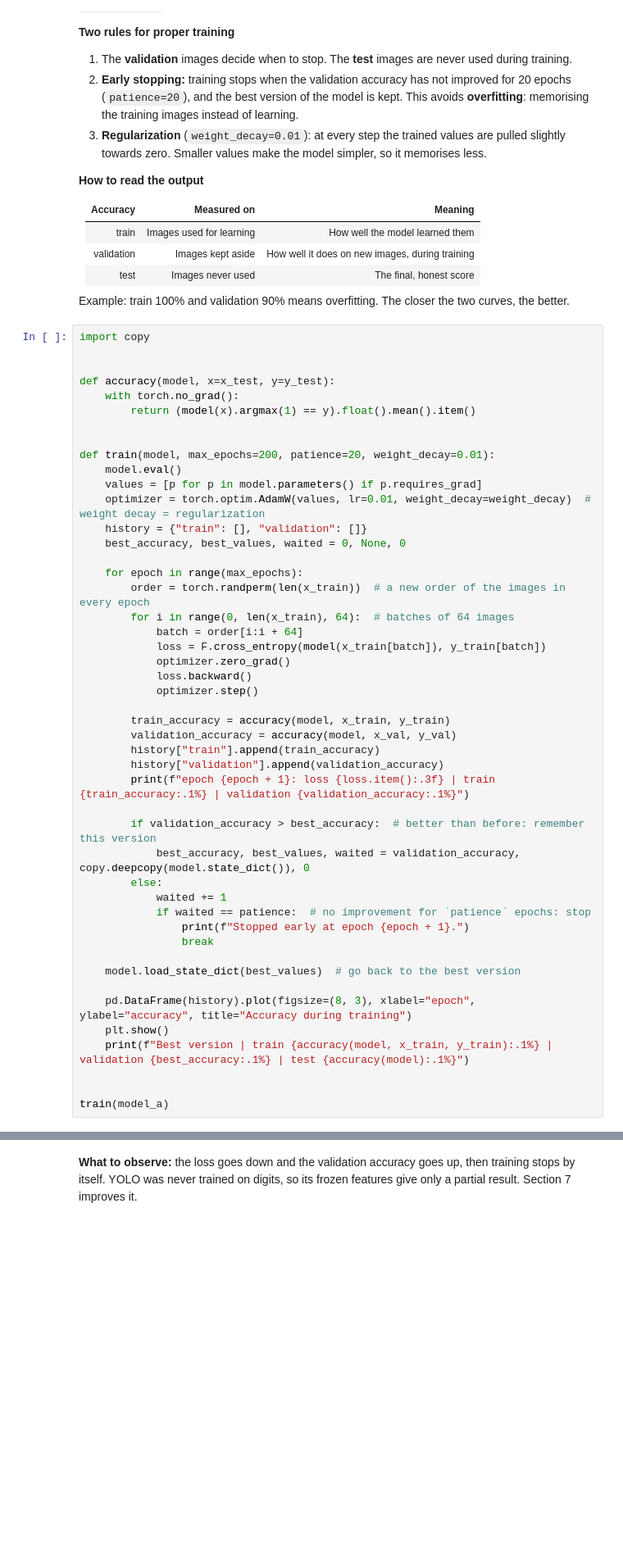
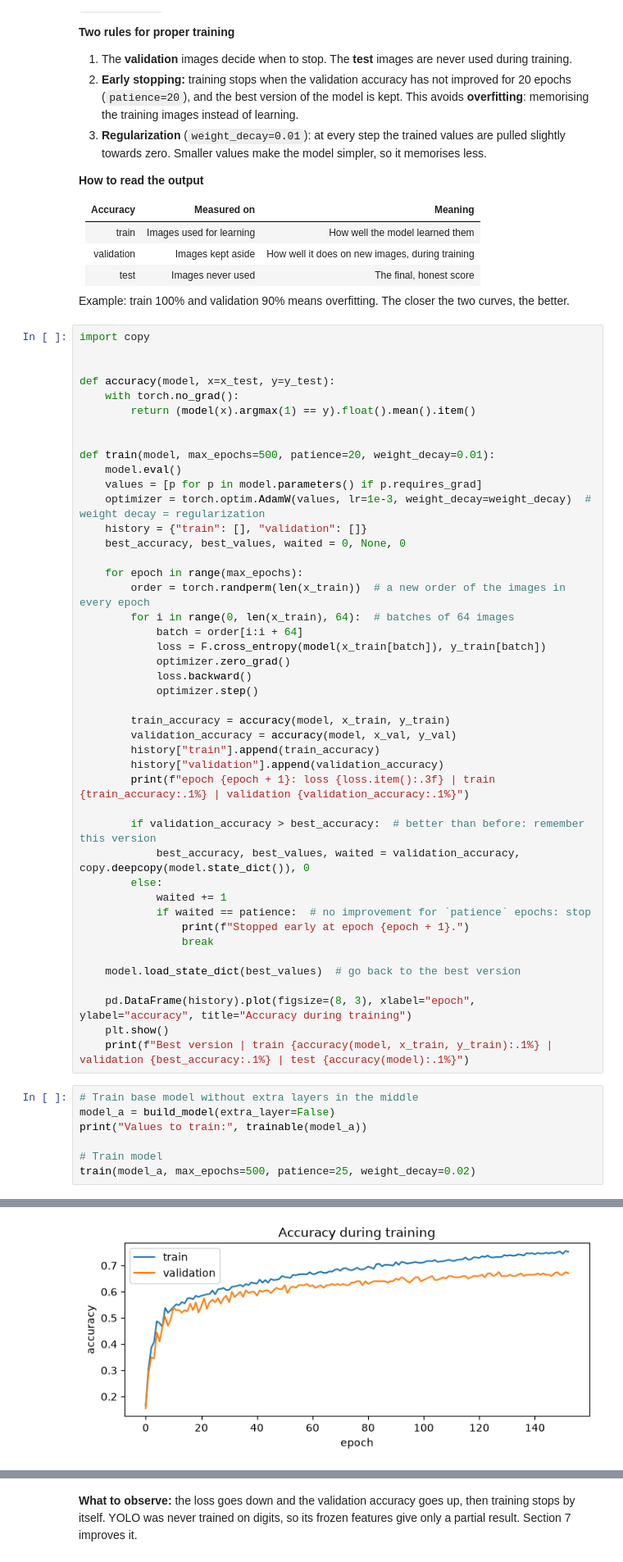
Before and after one commit to Mishagk/Case-YOLO, a Jupyter notebook: 04_yolo_custom_layers.ipynb, the cells around one changed output, grey strips where cells are left out. Shown at 82% size. Saved outputs shown, nothing was run; the diff lists cells and outputs as text; blank space fills up the shorter version.

```diff
--- a/04_yolo_custom_layers.ipynb
+++ b/04_yolo_custom_layers.ipynb
@@ -244,10 +269,10 @@ def accuracy(model, x=x_test, y=y_test):
         return (model(x).argmax(1) == y).float().mean().item()
 
 
-def train(model, max_epochs=200, patience=20, weight_decay=0.01):
+def train(model, max_epochs=500, patience=20, weight_decay=0.01):
     model.eval()
     values = [p for p in model.parameters() if p.requires_grad]
-    optimizer = torch.optim.AdamW(values, lr=0.01, weight_decay=weight_decay)  # weight decay = regularization
+    optimizer = torch.optim.AdamW(values, lr=1e-3, weight_decay=weight_decay)  # weight decay = regularization
     history = {"train": [], "validation": []}
     best_accuracy, best_values, waited = 0, None, 0
 
@@ -279,6 +304,11 @@ def train(model, max_epochs=200, patience=20, weight_decay=0.01):
     pd.DataFrame(history).plot(figsize=(8, 3), xlabel="epoch", ylabel="accuracy", title="Accuracy during training")
     plt.show()
     print(f"Best version | train {accuracy(model, x_train, y_train):.1%} | validation {best_accuracy:.1%} | test {accuracy(model):.1%}")
-
-
-train(model_a)
+# %%
+# Train base model without extra layers in the middle
+model_a = build_model(extra_layer=False)
+print("Values to train:", trainable(model_a))
+
+# Train model
+train(model_a, max_epochs=500, patience=25, weight_decay=0.02)
+# %% [output]
@@ -284,0 +332 @@ train(model_a)
+[figure, added]
```
Also changed, not shown: parts of 22 cells of this notebook, 7 other files.
